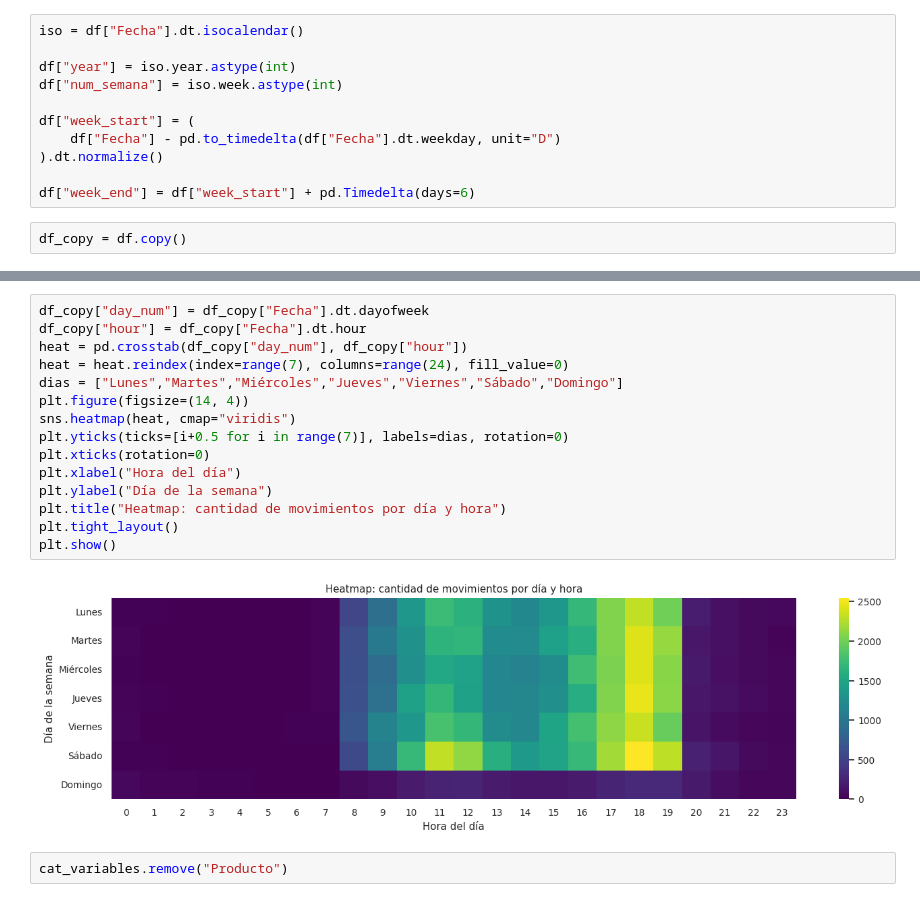
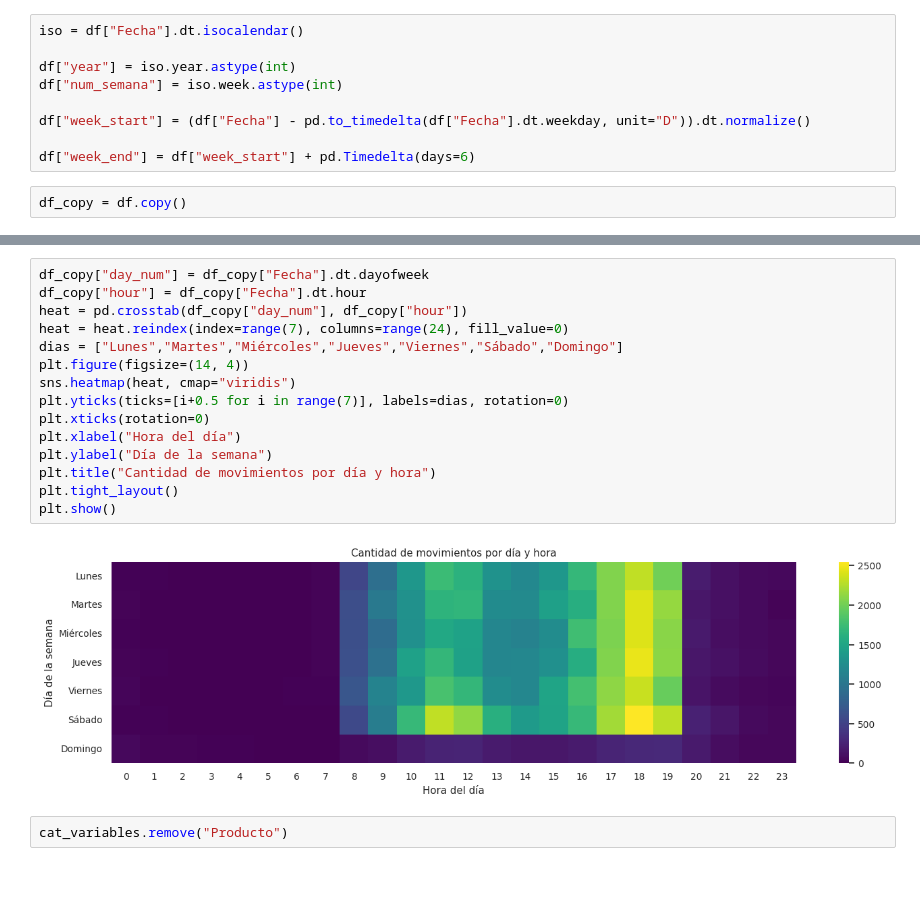
Before and after one commit to 4GeeksAcademy/sp-ml-20-final-project-g2, a Jupyter notebook: src/Final-project-Grupo2-InetaAnthonnyGuillermo.ipynb, the cells around one changed output, grey strips where cells are left out. Drawn from its saved outputs; the diff is of its cells as text.

```diff
--- a/src/Final-project-Grupo2-InetaAnthonnyGuillermo.ipynb
+++ b/src/Final-project-Grupo2-InetaAnthonnyGuillermo.ipynb
@@ -648,9 +683,7 @@ iso = df["Fecha"].dt.isocalendar()
 df["year"] = iso.year.astype(int)
 df["num_semana"] = iso.week.astype(int)
 
-df["week_start"] = (
-    df["Fecha"] - pd.to_timedelta(df["Fecha"].dt.weekday, unit="D")
-).dt.normalize()
+df["week_start"] = (df["Fecha"] - pd.to_timedelta(df["Fecha"].dt.weekday, unit="D")).dt.normalize()
 
 df["week_end"] = df["week_start"] + pd.Timedelta(days=6)
 # %%
@@ -686,20 +719,20 @@ plt.show()
 # %%
 df_copy["day_num"] = df_copy["Fecha"].dt.dayofweek
 df_copy["hour"] = df_copy["Fecha"].dt.hour
 heat = pd.crosstab(df_copy["day_num"], df_copy["hour"])
 heat = heat.reindex(index=range(7), columns=range(24), fill_value=0)
 dias = ["Lunes","Martes","Miércoles","Jueves","Viernes","Sábado","Domingo"]
 plt.figure(figsize=(14, 4))
 sns.heatmap(heat, cmap="viridis")
 plt.yticks(ticks=[i+0.5 for i in range(7)], labels=dias, rotation=0)
 plt.xticks(rotation=0)
 plt.xlabel("Hora del día")
 plt.ylabel("Día de la semana")
-plt.title("Heatmap: cantidad de movimientos por día y hora")
+plt.title("Cantidad de movimientos por día y hora")
 plt.tight_layout()
 plt.show()
 # %% [output]
-[figure, old version]
+[figure, new version]
 # %%
 cat_variables.remove("Producto")
 # %%
```
Also changed, not shown: parts of 9 cells of this notebook, 1 other file.
